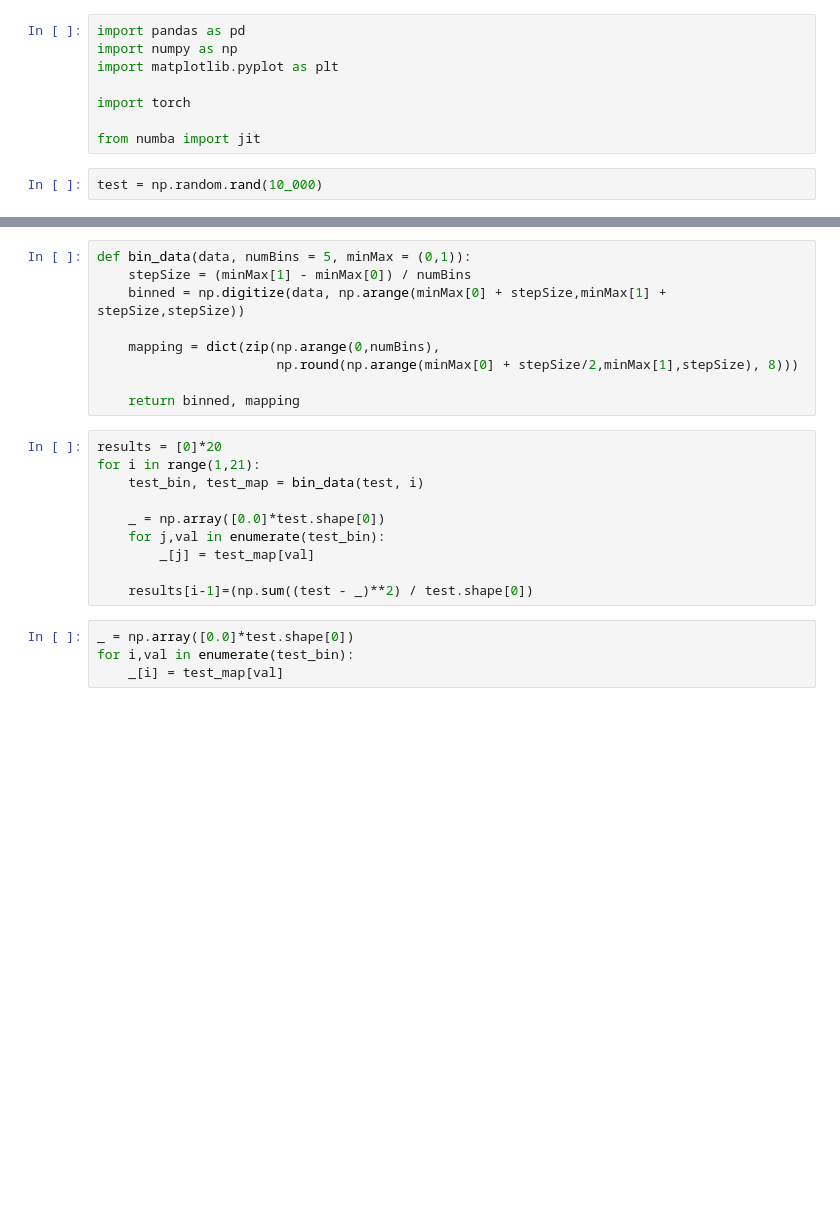
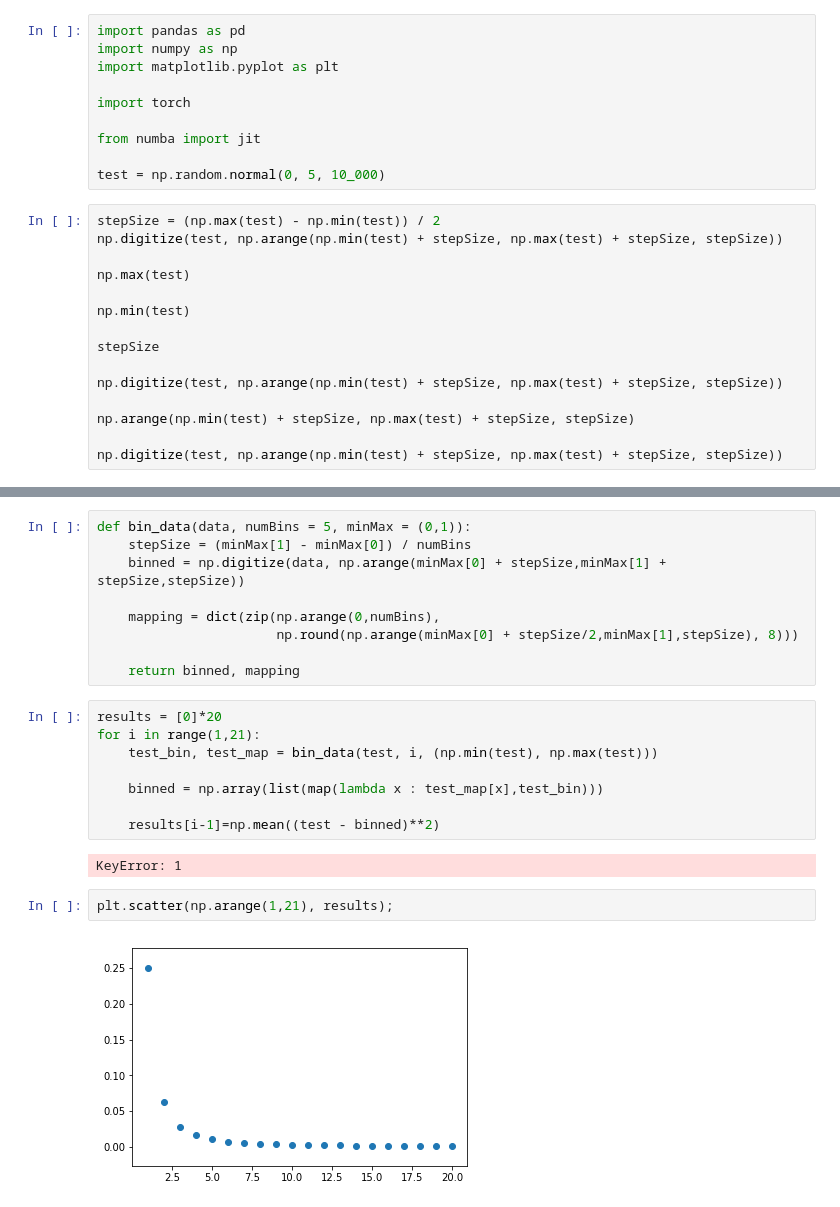
Before and after one commit to ernestk-git/data-scientist-ish, a Jupyter notebook: pytorch-rf.ipynb, the cells around one changed output, grey strips where cells are left out. Drawn from its saved outputs; the diff is of its cells as text; blank space fills up the shorter version.

```diff
--- a/pytorch-rf.ipynb
+++ b/pytorch-rf.ipynb
@@ -6,5 +6,20 @@ import matplotlib.pyplot as plt
 import torch
 
 from numba import jit
+
+test = np.random.normal(0, 5, 10_000)
-# %%
-test = np.random.rand(10_000)
+# %%
+stepSize = (np.max(test) - np.min(test)) / 2
+np.digitize(test, np.arange(np.min(test) + stepSize, np.max(test) + stepSize, stepSize))
+
+np.max(test)
+
+np.min(test)
+
+stepSize
+
+np.digitize(test, np.arange(np.min(test) + stepSize, np.max(test) + stepSize, stepSize))
+
+np.arange(np.min(test) + stepSize, np.max(test) + stepSize, stepSize)
+
+np.digitize(test, np.arange(np.min(test) + stepSize, np.max(test) + stepSize, stepSize))
@@ -20,14 +37,14 @@ def bin_data(data, numBins = 5, minMax = (0,1)):
 # %%
 results = [0]*20
 for i in range(1,21):
-    test_bin, test_map = bin_data(test, i)
+    test_bin, test_map = bin_data(test, i, (np.min(test), np.max(test)))
 
-    _ = np.array([0.0]*test.shape[0])
-    for j,val in enumerate(test_bin):
-        _[j] = test_map[val]
+    binned = np.array(list(map(lambda x : test_map[x],test_bin)))
 
-    results[i-1]=(np.sum((test - _)**2) / test.shape[0])
+    results[i-1]=np.mean((test - binned)**2)
+# %% [output]
+KeyError: 1
-# %%
-_ = np.array([0.0]*test.shape[0])
-for i,val in enumerate(test_bin):
-    _[i] = test_map[val]
+# %%
+plt.scatter(np.arange(1,21), results);
+# %% [output]
+[figure, added]
```
Also changed, not shown: parts of 3 cells of this notebook, 1 other file.
